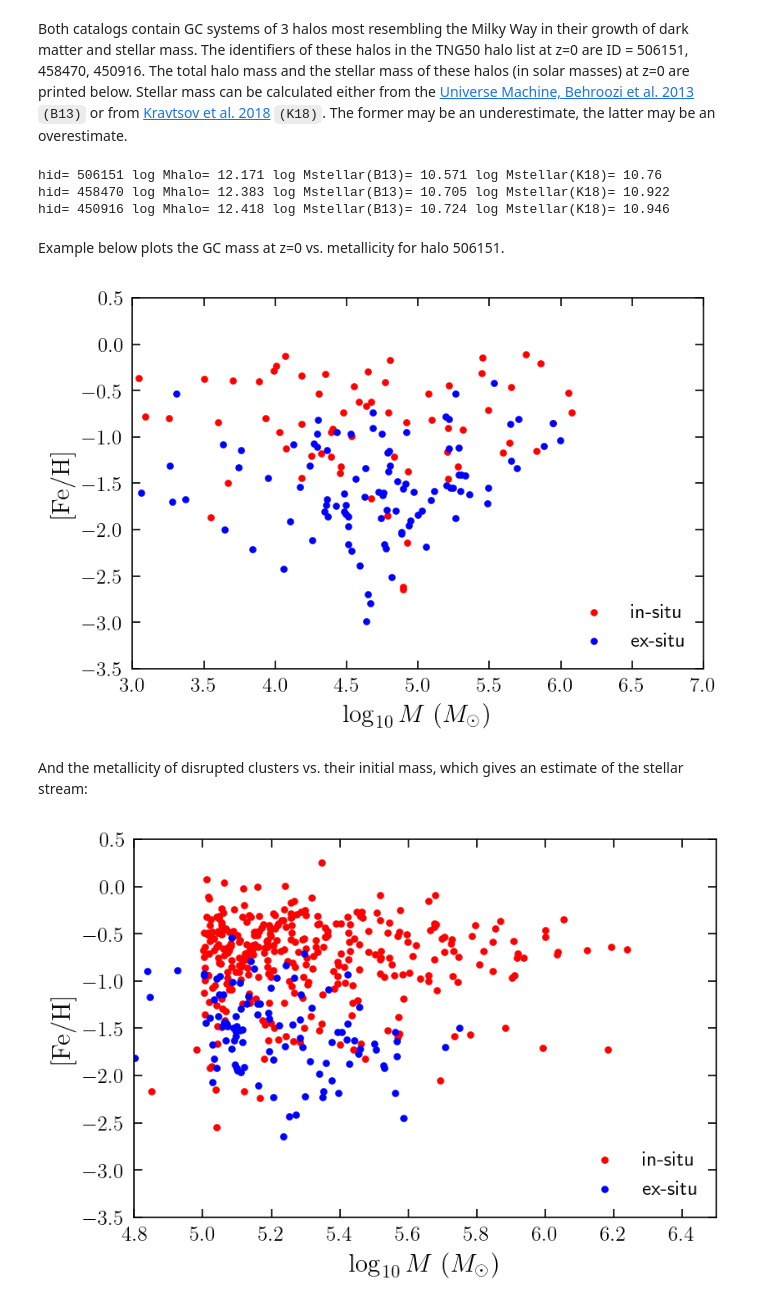
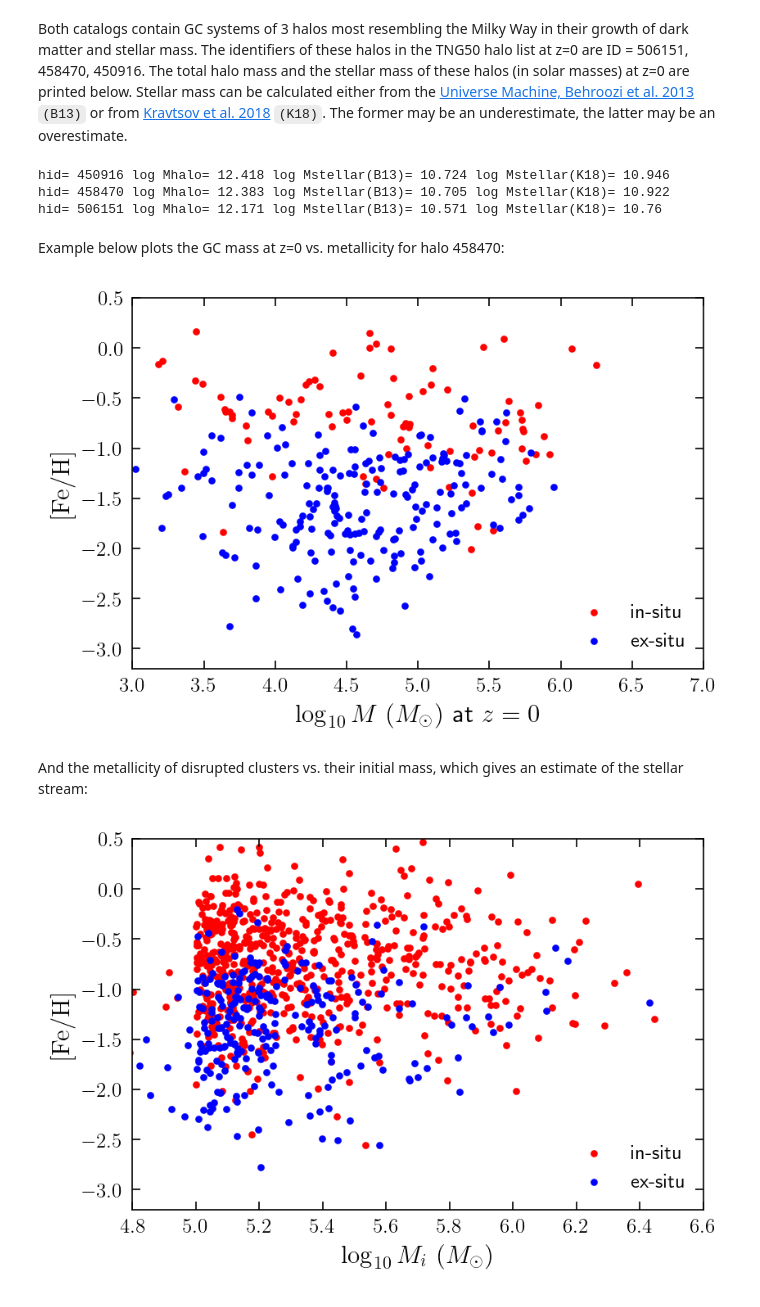
Before and after one commit to ognedin/gc_model_mw, a Jupyter notebook: gc_model_catalog.ipynb, the cells around one changed output. Saved outputs shown, nothing was run; the diff lists cells and outputs as text; code cells hidden in the pictures.

```diff
--- a/gc_model_catalog.ipynb
+++ b/gc_model_catalog.ipynb
@@ -62,23 +66,23 @@ data_d = np.loadtxt('mw_like_4.0_0.5_lambda_disrupt.txt', dtype=dtype)
 # %% [markdown]
 Both catalogs contain GC systems of 3 halos most resembling the Milky Way in their growth of dark matter and stellar mass. The identifiers of these halos in the TNG50 halo list at z=0 are ID = 506151, 458470, 450916. The total halo mass and the stellar mass of these halos (in solar masses) at z=0 are printed below. Stellar mass can be calculated either from the [Universe Machine, Behroozi et al. 2013](https://www.peterbehroozi.com/data.html) `(B13)` or from [Kravtsov et al. 2018](https://ui.adsabs.harvard.edu/abs/2018AstL...44....8K/abstract) `(K18)`. The former may be an underestimate, the latter may be an overestimate.
 # %%
-for hid in [ 506151, 458470, 450916 ]:
+for hid in np.unique(data_s['halo_id']):
     print('hid=', hid,\
           'log Mhalo=', data_s['log_mh'][data_s['halo_id']==hid][0],\
           'log Mstellar(B13)=', data_s['log_ms'][data_s['halo_id']==hid][0],\
           'log Mstellar(K18)=', data_s['log_ms_k18'][data_s['halo_id']==hid][0])
 # %% [output]
+hid= 450916 log Mhalo= 12.418 log Mstellar(B13)= 10.724 log Mstellar(K18)= 10.946
+hid= 458470 log Mhalo= 12.383 log Mstellar(B13)= 10.705 log Mstellar(K18)= 10.922
 hid= 506151 log Mhalo= 12.171 log Mstellar(B13)= 10.571 log Mstellar(K18)= 10.76
-hid= 458470 log Mhalo= 12.383 log Mstellar(B13)= 10.705 log Mstellar(K18)= 10.922
-hid= 450916 log Mhalo= 12.418 log Mstellar(B13)= 10.724 log Mstellar(K18)= 10.946
 # %% [markdown]
-Example below plots the GC mass at z=0 vs. metallicity for halo 506151.
+Example below plots the GC mass at z=0 vs. metallicity for halo 458470:
 # %%
 %matplotlib inline
 import matplotlib.pyplot as plt
 plt.style.use('mplstyle.txt')
 # %%
-hid = 506151
+hid = 458470
 
 # select survived clusters
 idx_in = np.where((data_s['origin'] < 0) & (data_s['halo_id'] == hid))[0]
@@ -90,30 +94,30 @@ plt.scatter(data_s['log_m_gc'][idx_in], data_s['feh'][idx_in], fc='r', s=10, lab
 # plot clusters formed ex-situ (in satellite galaxies) as blue
 plt.scatter(data_s['log_m_gc'][idx_ex], data_s['feh'][idx_ex], fc='b', s=10, label='ex-situ')
 
-plt.xlabel(r'$\log_{10} M\ (M_\odot)$')
+plt.xlabel(r'$\log_{10} M\ (M_\odot)$ at $z=0$')
 plt.ylabel(r'$\rm [Fe/H]$')
 plt.xlim(3, 7)
-plt.ylim(-3.5, 0.5)
+plt.ylim(-3.2, 0.5)
 plt.legend(loc='lower right');
 # %% [output]
-[figure, old version]
+[figure, new version]
 # %% [markdown]
 And the metallicity of disrupted clusters vs. their initial mass, which gives an estimate of the stellar stream:
 # %%
 # select survived clusters
 idx_in = np.where((data_d['origin'] < 0) & (data_d['halo_id'] == hid))[0]
 idx_ex = np.where((data_d['origin'] > 0) & (data_d['halo_id'] == hid))[0]
 
 # plot clusters formed in-situ (in the central halo) as red
 plt.scatter(data_d['log_m_form'][idx_in], data_d['feh'][idx_in], fc='r', s=10, label='in-situ')
 
 # plot clusters formed ex-situ (in satellite galaxies) as blue
 plt.scatter(data_d['log_m_form'][idx_ex], data_d['feh'][idx_ex], fc='b', s=10, label='ex-situ')
 
-plt.xlabel(r'$\log_{10} M\ (M_\odot)$')
+plt.xlabel(r'$\log_{10} M_i\ (M_\odot)$')
 plt.ylabel(r'$\rm [Fe/H]$')
-plt.xlim(4.8, 6.5)
-plt.ylim(-3.5, 0.5)
+plt.xlim(4.8, 6.6)
+plt.ylim(-3.2, 0.5)
 plt.legend(loc='lower right');
 # %% [output]
-[figure, old version]
+[figure, new version]
```
Also changed, not shown: parts of 9 cells of this notebook, 2 other files.
